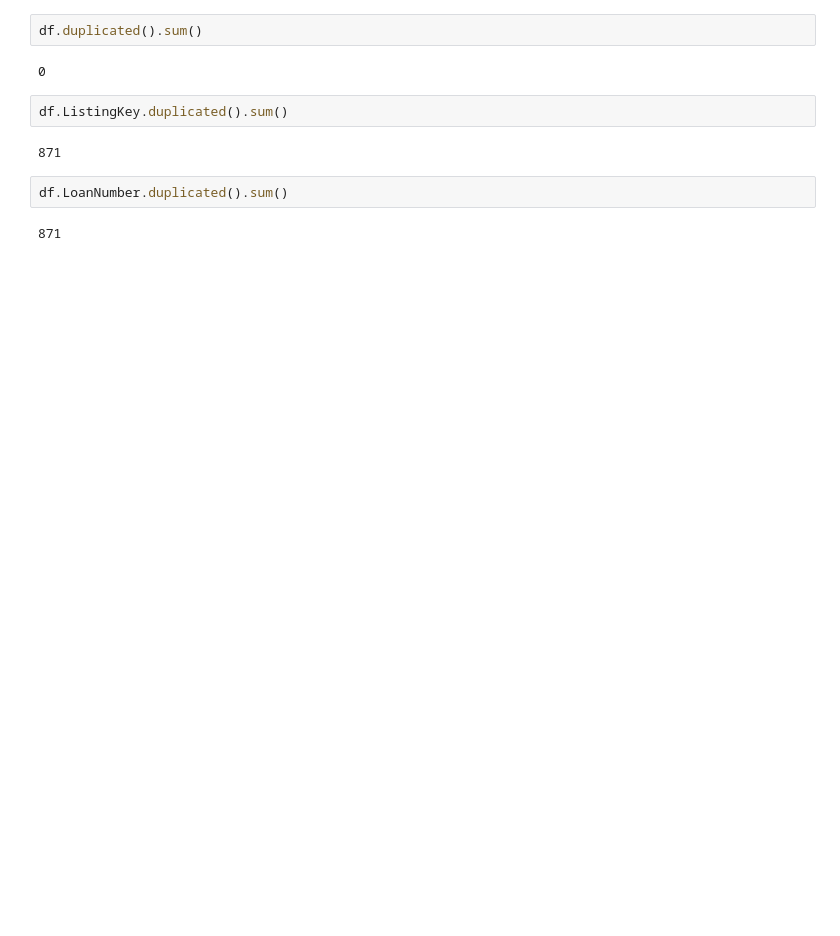
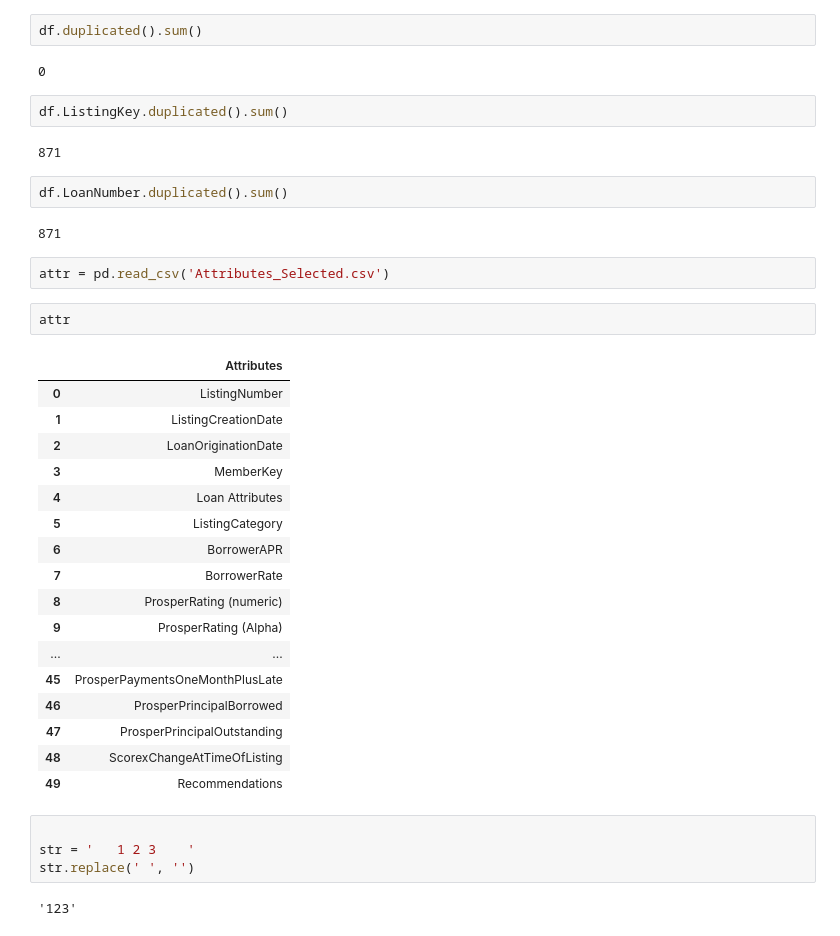
Before and after one commit to moosial/CommunicateDataFindings, a Jupyter notebook: Prosper_Data_Viewer.ipynb, the cells around one changed output. Saved outputs shown, nothing was run; the diff lists cells and outputs as text; blank space fills up the shorter version.

```diff
--- a/Prosper_Data_Viewer.ipynb
+++ b/Prosper_Data_Viewer.ipynb
@@ -154,3 +154,31 @@ df.ListingKey.duplicated().sum()
 df.LoanNumber.duplicated().sum()
 # %% [output]
 871
+# %%
+attr = pd.read_csv('Attributes_Selected.csv')
+# %%
+attr
+# %% [output]
+|  | Attributes |
+| 0 | ListingNumber |
+| 1 | ListingCreationDate |
+| 2 | LoanOriginationDate |
+| 3 | MemberKey |
+| 4 | Loan Attributes |
+| 5 | ListingCategory |
+| 6 | BorrowerAPR |
+| 7 | BorrowerRate |
+| 8 | ProsperRating (numeric) |
+| 9 | ProsperRating (Alpha) |
+| ... | ... |
+| 45 | ProsperPaymentsOneMonthPlusLate |
+| 46 | ProsperPrincipalBorrowed |
+| 47 | ProsperPrincipalOutstanding |
+| 48 | ScorexChangeAtTimeOfListing |
+| 49 | Recommendations |
+# %%
+
+str = '   1 2 3    '
+str.replace(' ', '')
+# %% [output]
+'123'
```
Also changed, not shown: parts of 1 cell of this notebook, 4 other files.
